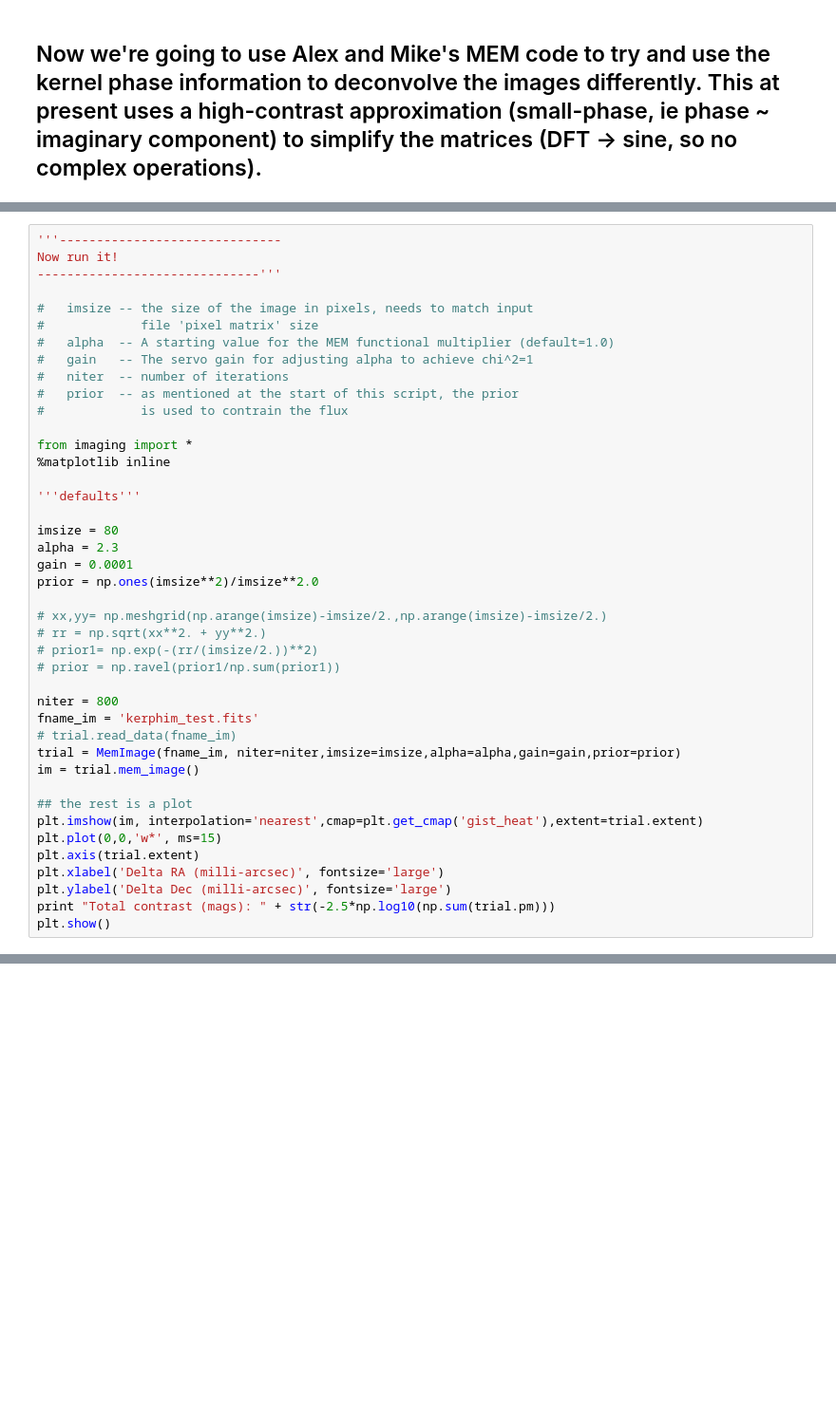
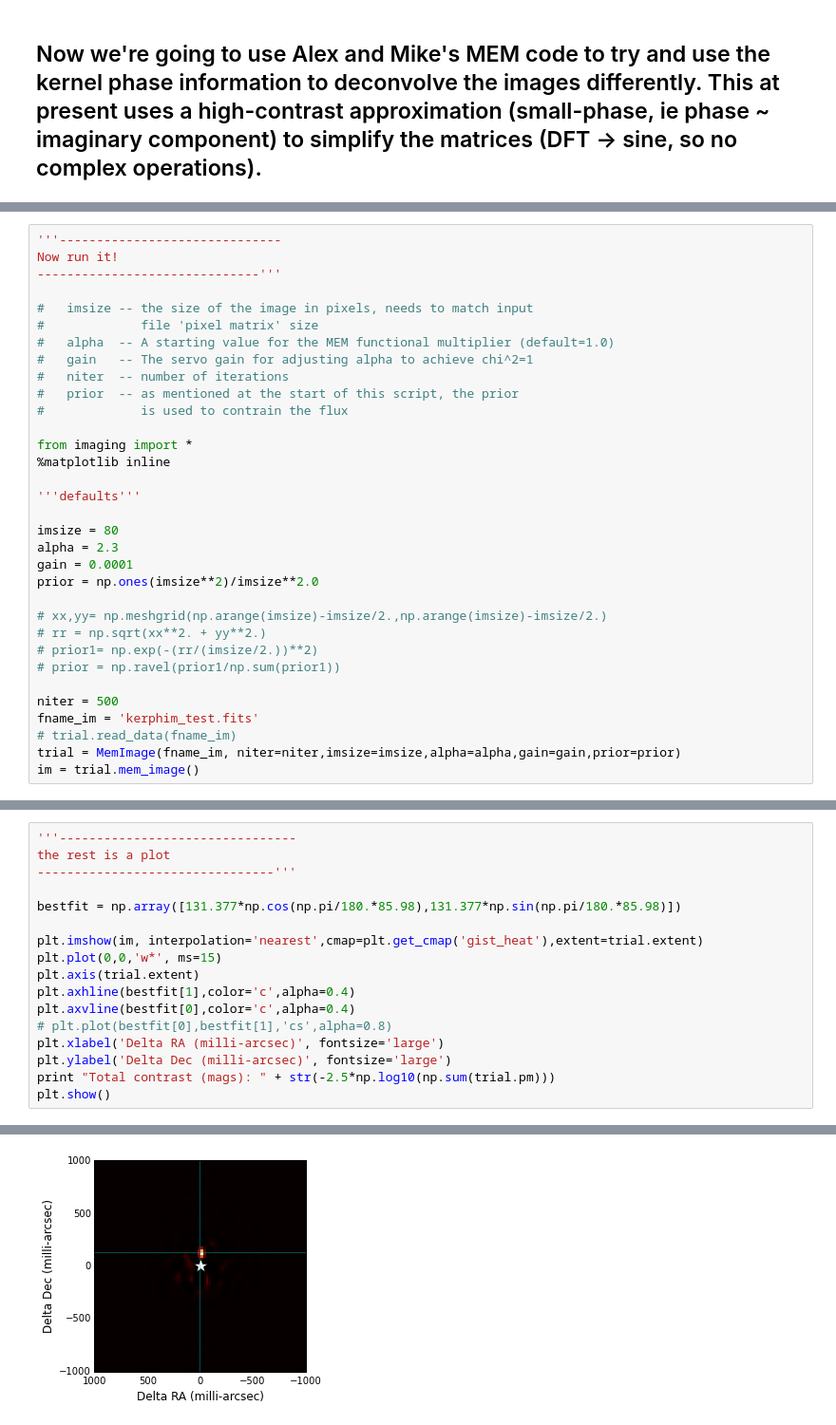
Before and after one commit to benjaminpope/pysco, a Jupyter notebook: analysis.ipynb, the cells around one changed output, grey strips where cells are left out. Shown at 95% size. Drawn from its saved outputs; the diff is of its cells as text; blank space fills up the shorter version.

Commit message:
plot details

```diff
--- a/analysis.ipynb
+++ b/analysis.ipynb
@@ -311,19 +311,10 @@ prior = np.ones(imsize**2)/imsize**2.0
 # prior1= np.exp(-(rr/(imsize/2.))**2)
 # prior = np.ravel(prior1/np.sum(prior1))
 
-niter = 800
+niter = 500
 fname_im = 'kerphim_test.fits'
 # trial.read_data(fname_im)
 trial = MemImage(fname_im, niter=niter,imsize=imsize,alpha=alpha,gain=gain,prior=prior)
 im = trial.mem_image()
-
-## the rest is a plot
-plt.imshow(im, interpolation='nearest',cmap=plt.get_cmap('gist_heat'),extent=trial.extent)
-plt.plot(0,0,'w*', ms=15)
-plt.axis(trial.extent)
-plt.xlabel('Delta RA (milli-arcsec)', fontsize='large')
-plt.ylabel('Delta Dec (milli-arcsec)', fontsize='large')
-print "Total contrast (mags): " + str(-2.5*np.log10(np.sum(trial.pm)))
-plt.show()
 # %% [output]
 Initialized: image size 80
@@ -362,0 +337,18 @@ plt.imshow(im>im.max()/2.)
+# %%
+'''--------------------------------
+the rest is a plot
+--------------------------------'''
+
+bestfit = np.array([131.377*np.cos(np.pi/180.*85.98),131.377*np.sin(np.pi/180.*85.98)])
+
+plt.imshow(im, interpolation='nearest',cmap=plt.get_cmap('gist_heat'),extent=trial.extent)
+plt.plot(0,0,'w*', ms=15)
+plt.axis(trial.extent)
+plt.axhline(bestfit[1],color='c',alpha=0.4)
+plt.axvline(bestfit[0],color='c',alpha=0.4)
+# plt.plot(bestfit[0],bestfit[1],'cs',alpha=0.8)
+plt.xlabel('Delta RA (milli-arcsec)', fontsize='large')
+plt.ylabel('Delta Dec (milli-arcsec)', fontsize='large')
+print "Total contrast (mags): " + str(-2.5*np.log10(np.sum(trial.pm)))
+plt.show()
+# %% [output]
@@ -362,0 +356 @@ plt.imshow(im>im.max()/2.)
+[figure, added]
```
Also changed, not shown: parts of 7 cells of this notebook.
